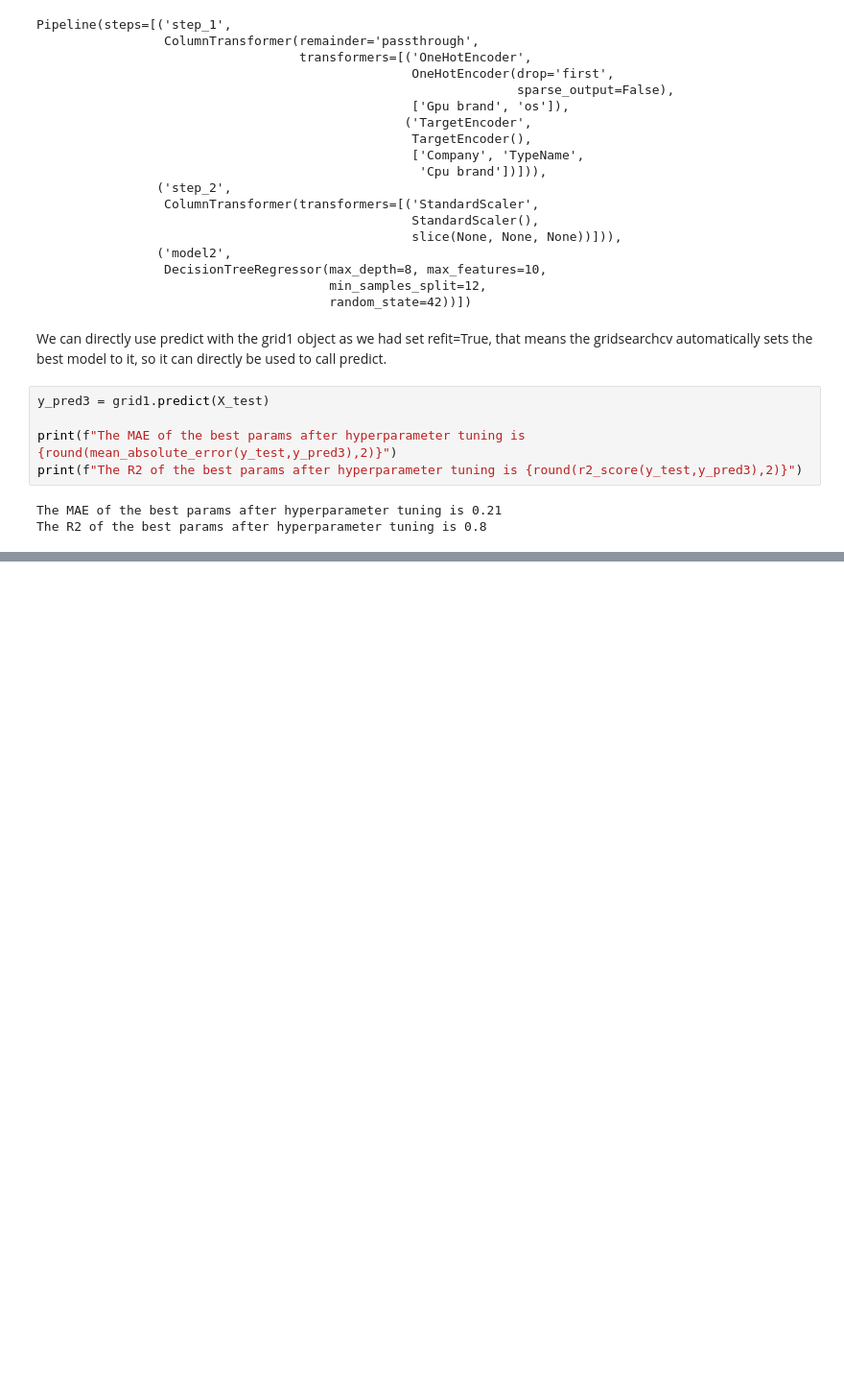
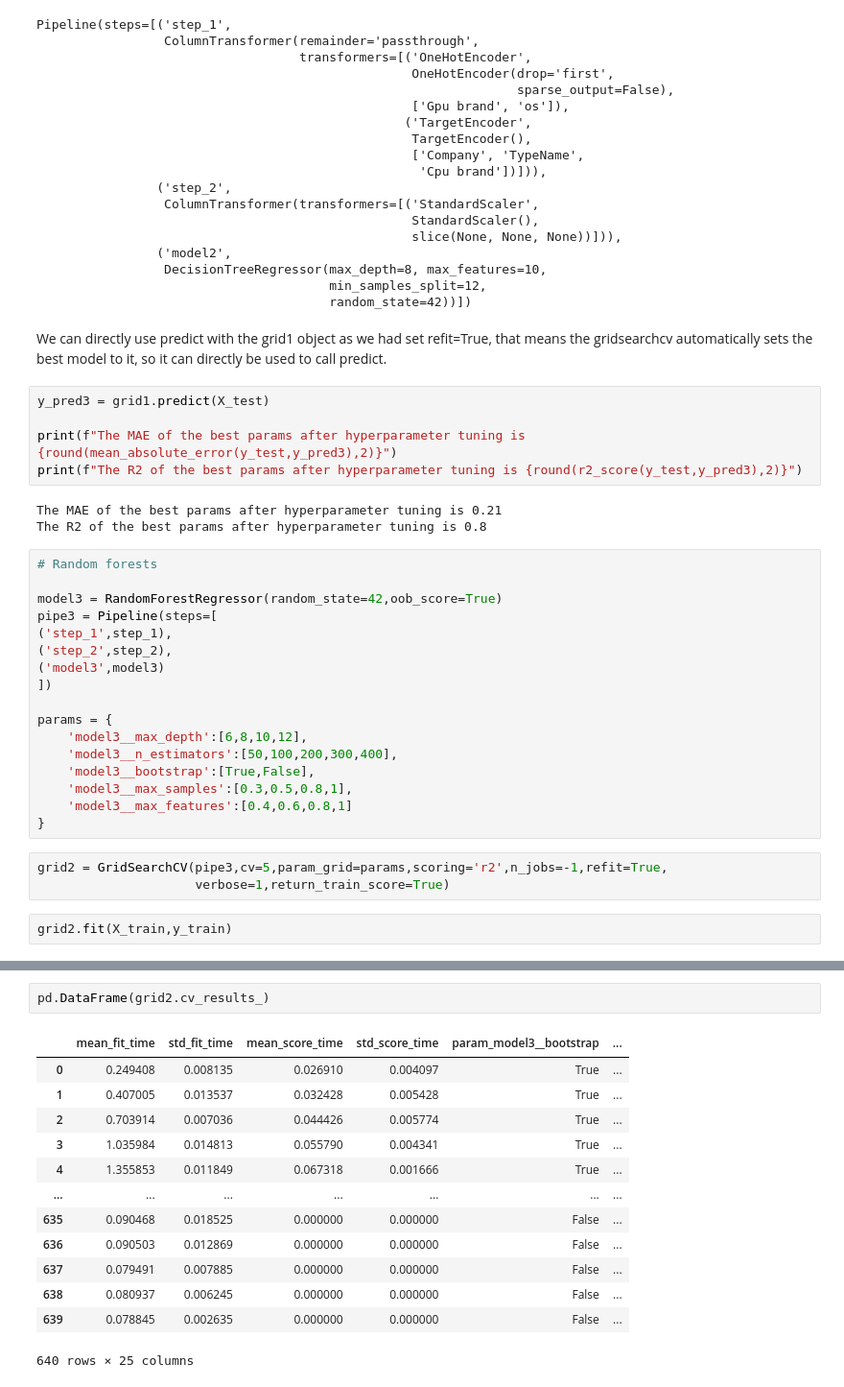
Before and after one commit to gvsreekar/Laptop-price-prediction, a Jupyter notebook: notebooks/model.ipynb, the cells around one changed output, grey strips where cells are left out. Shown at 96% size. Saved outputs shown, nothing was run; the diff lists cells and outputs as text; blank space fills up the shorter version.

Commit message:
Random forest regressor

```diff
--- a/notebooks/model.ipynb
+++ b/notebooks/model.ipynb
@@ -1012,3 +1012,25 @@ print(f"The R2 of the best params after hyperparameter tuning is {round(r2_score
 # %% [output]
 The MAE of the best params after hyperparameter tuning is 0.21
 The R2 of the best params after hyperparameter tuning is 0.8
+# %%
+# Random forests
+
+model3 = RandomForestRegressor(random_state=42,oob_score=True)
+pipe3 = Pipeline(steps=[
+('step_1',step_1),
+('step_2',step_2),
+('model3',model3)
+])
+
+params = {
+    'model3__max_depth':[6,8,10,12],
+    'model3__n_estimators':[50,100,200,300,400],
+    'model3__bootstrap':[True,False],
+    'model3__max_samples':[0.3,0.5,0.8,1],
+    'model3__max_features':[0.4,0.6,0.8,1]
+}
+# %%
+grid2 = GridSearchCV(pipe3,cv=5,param_grid=params,scoring='r2',n_jobs=-1,refit=True,
+                     verbose=1,return_train_score=True)
+# %%
+grid2.fit(X_train,y_train)
@@ -1014,0 +1066,16 @@ The R2 of the best params after hyperparameter tuning is 0.8
+# %%
+pd.DataFrame(grid2.cv_results_)
+# %% [output]
+|  | mean_fit_time | std_fit_time | mean_score_time | std_score_time | param_model3__bootstrap | ... |
+| 0 | 0.249408 | 0.008135 | 0.026910 | 0.004097 | True | ... |
+| 1 | 0.407005 | 0.013537 | 0.032428 | 0.005428 | True | ... |
+| 2 | 0.703914 | 0.007036 | 0.044426 | 0.005774 | True | ... |
+| 3 | 1.035984 | 0.014813 | 0.055790 | 0.004341 | True | ... |
+| 4 | 1.355853 | 0.011849 | 0.067318 | 0.001666 | True | ... |
+| ... | ... | ... | ... | ... | ... | ... |
+| 635 | 0.090468 | 0.018525 | 0.000000 | 0.000000 | False | ... |
+| 636 | 0.090503 | 0.012869 | 0.000000 | 0.000000 | False | ... |
+| 637 | 0.079491 | 0.007885 | 0.000000 | 0.000000 | False | ... |
+| 638 | 0.080937 | 0.006245 | 0.000000 | 0.000000 | False | ... |
+| 639 | 0.078845 | 0.002635 | 0.000000 | 0.000000 | False | ... |
+640 rows × 25 columns
```
Also changed, not shown: parts of 6 cells of this notebook.
